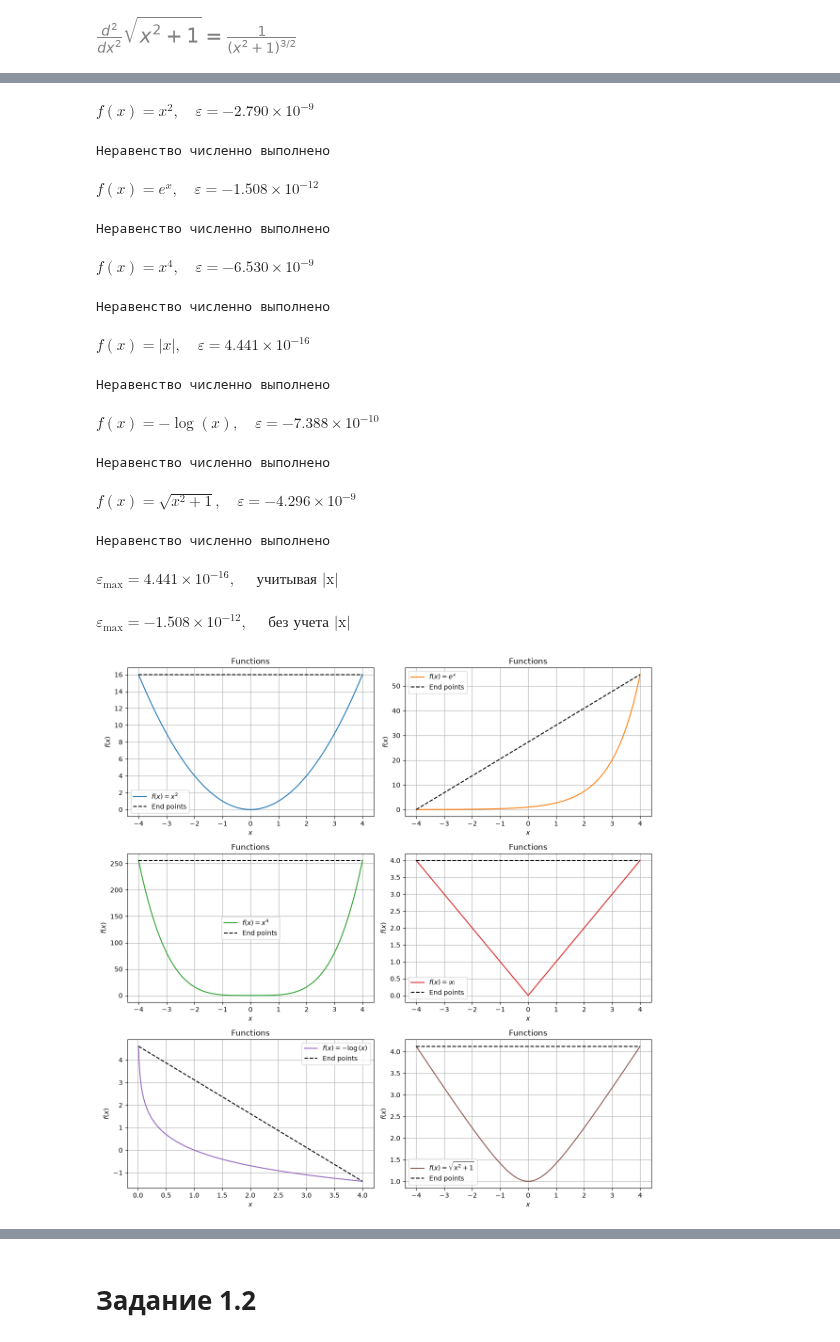
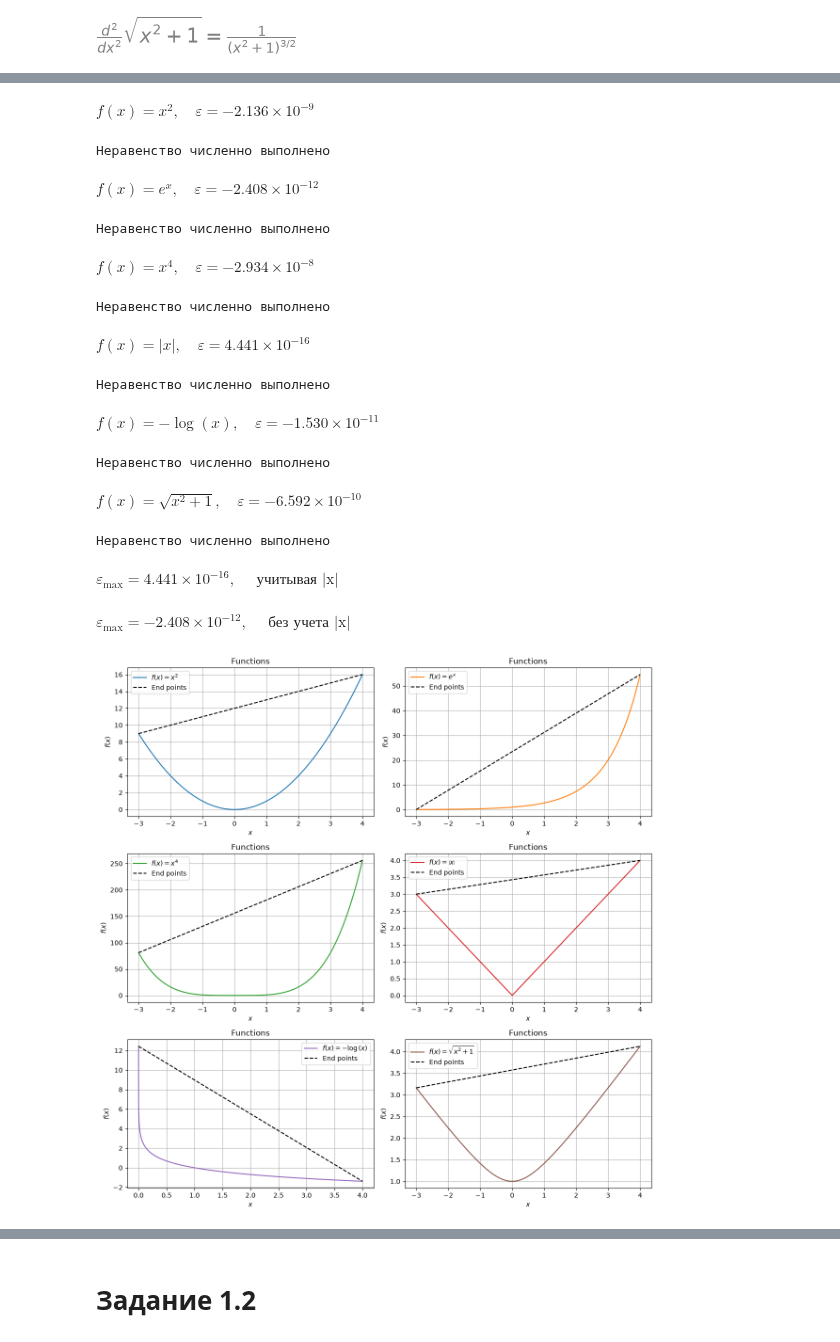
Before and after one commit to mhallan2/metopt, a Jupyter notebook: lab03/lab03_1.ipynb, the cells around one changed output, grey strips where cells are left out. Drawn from its saved outputs; the diff is of its cells as text; code cells hidden in the pictures.

```diff
--- a/lab03/lab03_1.ipynb
+++ b/lab03/lab03_1.ipynb
@@ -30,7 +28,8 @@ from sympy import factor
 init_printing()
 # %%
 N = 10_000
-left, right = -4.0, 4.0
+left, right = -3.0, 4.0
+given_interval = Interval(left, right)
 order = 2
 x_grid = np.random.uniform(left, right, N)
 # %%
@@ -54,15 +53,19 @@ for f, d in zip(functions_sympy, derivatives):
 [figure]
 [figure]
 # %%
-positive_x = Interval.open(0, S.Infinity)
+for f, d in zip(functions_sympy, derivatives):
+    # operand = StrictGreaterThan
+    if d.has(DiracDelta):
+        domain = S.Reals - {0}
+        operand = GreaterThan
+        sol = solveset(operand(d, 0), x, domain=domain)
 
-for f, d in zip(functions_sympy, derivatives):
-    sol = solveset(GreaterThan(d, 0), x, domain=S.Reals)
-    # sol = sol.intersect(positive_x)
-    # display(GreaterThan(Derivative(f, x, 2), 0))
+    else:
+        domain = S.Reals
+        operand = StrictGreaterThan
+        sol = solveset(operand(d, 0), x, domain=domain)
+
     display(
-        Math(
-            f"{latex(GreaterThan(Derivative(f, x, 2), 0))}, \\quad x \\in {latex(sol)}"
-        )
+        Math(f"{latex(operand(Derivative(f, x, 2), 0))}, \\quad x \\in {latex(sol)}")
     )
 # %% [output]
@@ -87,13 +90,13 @@ lam = np.random.rand(N)
 errors = {}
 
 for f_sympy in functions_sympy:
-    x1, x2 = np.random.uniform(left, right, (2, N))
+    domain = continuous_domain(f_sympy, x, S.Reals).intersect(given_interval)
+    # print(f"Domain of f(x) = {latex(f_sympy)}: {latex(domain)}")
+    start = float(domain.start)
+    end = float(domain.end)
+    x1, x2 = np.random.uniform(start, end, (2, N))
 
-    if f_sympy.has(ln):
-        x1, x2 = np.random.uniform(1e-2, right, (2, N))
-
-    f = lambdify(x, f_sympy)
-
+    f = lambdify(x, f_sympy, "numpy")
     expr = f(lam * x1 + (1.0 - lam) * x2) - lam * f(x1) - (1.0 - lam) * f(x2)
     max_error = np.max(expr)
     errors[f_sympy] = max_error
@@ -105,17 +108,17 @@ for f_sympy in functions_sympy:
         f"{'Неравенство численно выполнено' if np.all(expr <= 1e-14) else 'Неравенство численно не выполнено'}"
     )
 # %% [output]
-$\displaystyle f(x) = x^{2},\quad\varepsilon = -2.790\times10^{-9}$
+$\displaystyle f(x) = x^{2},\quad\varepsilon = -2.136\times10^{-9}$
 Неравенство численно выполнено
-$\displaystyle f(x) = e^{x},\quad\varepsilon = -1.508\times10^{-12}$
+$\displaystyle f(x) = e^{x},\quad\varepsilon = -2.408\times10^{-12}$
 Неравенство численно выполнено
-$\displaystyle f(x) = x^{4},\quad\varepsilon = -6.530\times10^{-9}$
+$\displaystyle f(x) = x^{4},\quad\varepsilon = -2.934\times10^{-8}$
 Неравенство численно выполнено
 $\displaystyle f(x) = \left|{x}\right|,\quad\varepsilon = 4.441\times10^{-16}$
 Неравенство численно выполнено
-$\displaystyle f(x) = - \log{\left(x \right)},\quad\varepsilon = -7.388\times10^{-10}$
+$\displaystyle f(x) = - \log{\left(x \right)},\quad\varepsilon = -1.530\times10^{-11}$
 Неравенство численно выполнено
-$\displaystyle f(x) = \sqrt{x^{2} + 1},\quad\varepsilon = -4.296\times10^{-9}$
+$\displaystyle f(x) = \sqrt{x^{2} + 1},\quad\varepsilon = -6.592\times10^{-10}$
 Неравенство численно выполнено
 # %%
 display(
@@ -135,39 +138,44 @@ display(
     )
 )
 # %% [output]
-$\displaystyle \varepsilon_{\text{max}} = -1.508\times10^{-12},\quad \text{ без учета |x|}$
+$\displaystyle \varepsilon_{\text{max}} = -2.408\times10^{-12},\quad \text{ без учета |x|}$
 # %%
 x_grid_plot = np.linspace(left, right, N)
 cmap = plt.cm.tab10
 
 fig, ax = plt.subplots(3, 2, figsize=(12, 12))
 
 for i, f_sympy in enumerate(functions_sympy):
-    f = lambdify(x, f_sympy)
+    f = lambdify(x, f_sympy, "numpy")
 
-    x_plot = np.linspace(1e-2, right, N) if f_sympy.has(ln) else x_grid_plot
+    domain = continuous_domain(f_sympy, x, S.Reals).intersect(given_interval)
+    eps = 1e-6 * (domain.end - domain.start)
 
+    start = domain.start if not domain.left_open else domain.start + eps
+    end = domain.end if not domain.right_open else domain.end - eps
+
+    x_plot = np.linspace(float(start), float(end), N)
     left_plot, right_plot = x_plot[0], x_plot[-1]
 
     a = ax[i // 2, i % 2]
     a.plot(x_plot, f(x_plot), label=f"$f(x) = {latex(f_sympy)}$", c=cmap(i))
     a.plot(
         [left_plot, right_plot],
         [f(left_plot), f(right_plot)],
         "k--",
         label="End points",
     )
 
     a.grid()
     a.set_title("Functions")
     a.set_xlabel("$x$")
     a.set_ylabel("$f(x)$")
     a.legend()
 
 plt.tight_layout()
 plt.show()
 # %% [output]
-[figure, old version]
+[figure, new version]
 # %% [markdown]
 $$
 \text{Критерий выпуклости:}\qquad
```
Also changed, not shown: parts of 7 cells of this notebook, 2 other files.
